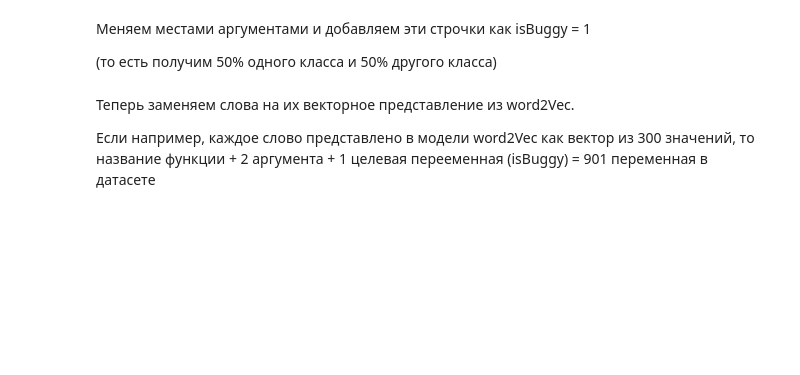
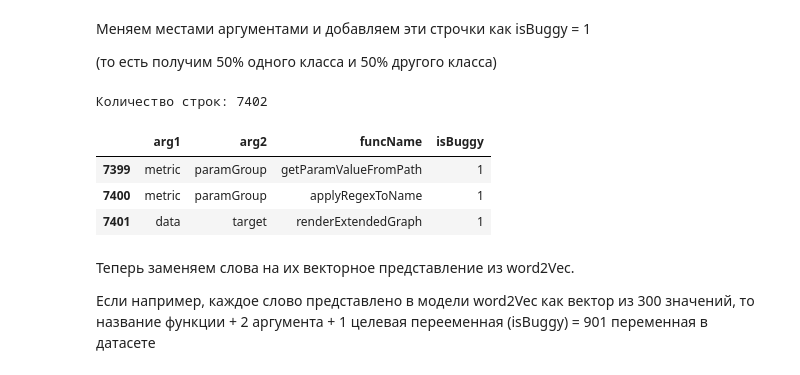
Before and after one commit to nsbarsukov/ml-bug-detector, a Jupyter notebook: function-based-bug-detector/model-creation.ipynb, the cells around one changed output. Cells and saved outputs as stored; diff of their text form; code cells hidden in the pictures; blank space fills up the shorter version.

```diff
--- a/function-based-bug-detector/model-creation.ipynb
+++ b/function-based-bug-detector/model-creation.ipynb
@@ -208,6 +244,28 @@ two_args_funcs.head(3)
 Меняем местами аргументами и добавляем эти строчки как isBuggy = 1
 
 (то есть получим 50% одного класса и 50% другого класса)
+# %%
+buggy_code_rows = []
+
+for rowIndex in tqdm(range(len(two_args_funcs))):
+    new_row = {
+        TWO_ARGS_FUNC_COLUMNS.FUNC_NAME: two_args_funcs.loc[rowIndex, TWO_ARGS_FUNC_COLUMNS.FUNC_NAME],
+        TWO_ARGS_FUNC_COLUMNS.FIRST_ARG: two_args_funcs.loc[rowIndex, TWO_ARGS_FUNC_COLUMNS.SECOND_ARG],
+        TWO_ARGS_FUNC_COLUMNS.SECOND_ARG: two_args_funcs.loc[rowIndex, TWO_ARGS_FUNC_COLUMNS.FIRST_ARG],
+        TWO_ARGS_FUNC_COLUMNS.TARGET: 1
+    }
+    buggy_code_rows.append(new_row)
+
+two_args_funcs = two_args_funcs.append(pd.DataFrame(buggy_code_rows)).reset_index(drop=True)
+# %%
+print('Количество строк:', len(two_args_funcs))
+two_args_funcs.tail(3)
+# %% [output]
+Количество строк: 7402
+|  | arg1 | arg2 | funcName | isBuggy |
+| 7399 | metric | paramGroup | getParamValueFromPath | 1 |
+| 7400 | metric | paramGroup | applyRegexToName | 1 |
+| 7401 | data | target | renderExtendedGraph | 1 |
 # %% [markdown]
 Теперь заменяем слова на их векторное представление из word2Vec.
 
```
Also changed, not shown: parts of 17 cells of this notebook.
